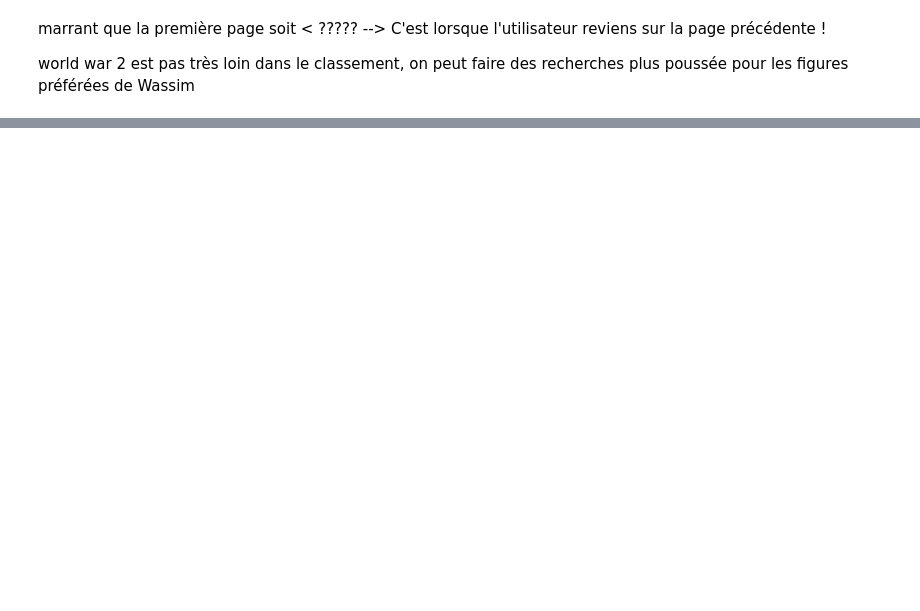
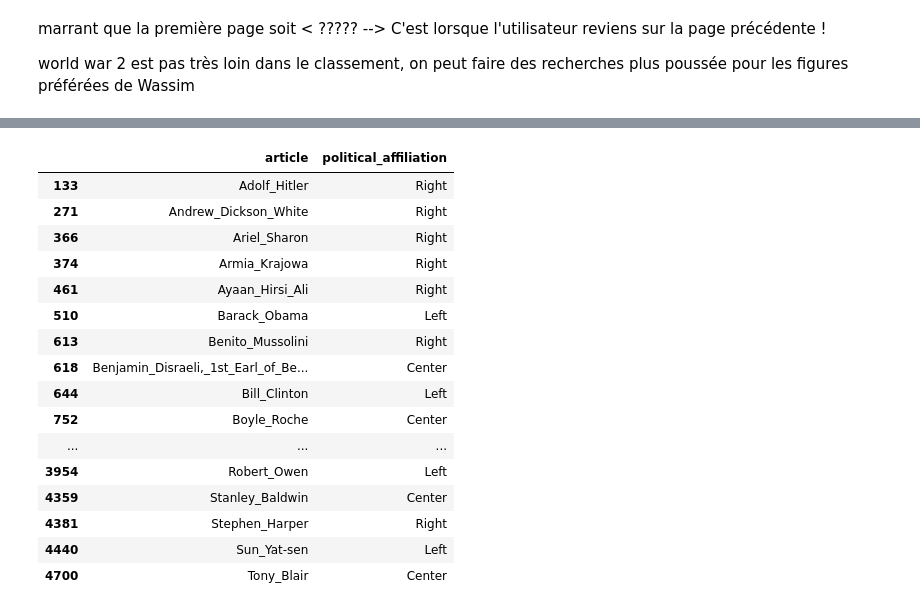
Before and after one commit to epfl-ada/ada-2023-project-miaoumiaou, a Jupyter notebook: Visualisation_wiki.ipynb, the cells around one changed output, grey strips where cells are left out. Drawn from its saved outputs; the diff is of its cells as text; code cells hidden in the pictures; blank space fills up the shorter version.

```diff
--- a/Visualisation_wiki.ipynb
+++ b/Visualisation_wiki.ipynb
@@ -277,0 +336,20 @@ world war 2 est pas très loin dans le classement, on peut faire des recherches
+# %%
+politicien.head(60)
+# %% [output]
+|  | article | political_affiliation |
+| 133 | Adolf_Hitler | Right |
+| 271 | Andrew_Dickson_White | Right |
+| 366 | Ariel_Sharon | Right |
+| 374 | Armia_Krajowa | Right |
+| 461 | Ayaan_Hirsi_Ali | Right |
+| 510 | Barack_Obama | Left |
+| 613 | Benito_Mussolini | Right |
+| 618 | Benjamin_Disraeli,_1st_Earl_of_Be... | Center |
+| 644 | Bill_Clinton | Left |
+| 752 | Boyle_Roche | Center |
+| ... | ... | ... |
+| 3954 | Robert_Owen | Left |
+| 4359 | Stanley_Baldwin | Center |
+| 4381 | Stephen_Harper | Right |
+| 4440 | Sun_Yat-sen | Left |
+| 4700 | Tony_Blair | Center |
```
Also changed, not shown: parts of 14 cells of this notebook.
